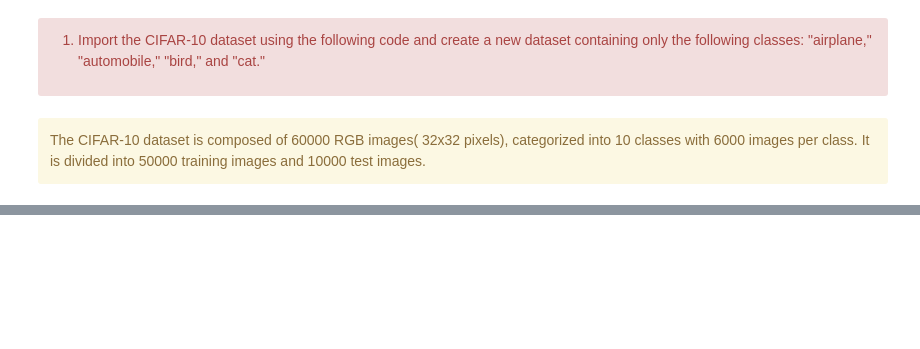
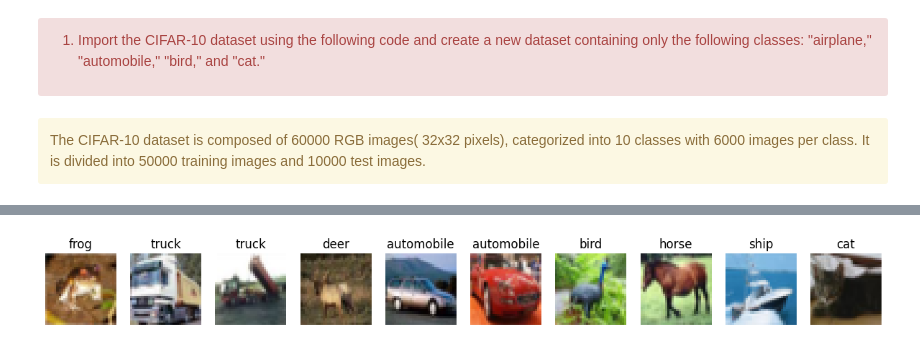
Before and after one commit to MohamedAmine2004-commits/ML_Labs, a Jupyter notebook: TP5.ipynb, the cells around one changed output, grey strips where cells are left out. Cells and saved outputs as stored; diff of their text form; code cells hidden in the pictures; blank space fills up the shorter version.

```diff
--- a/TP5.ipynb
+++ b/TP5.ipynb
@@ -45,0 +27,13 @@ Exception: URL fetch failure on https://www.cs.toronto.edu/~kriz/cifar-10-python
+# %%
+def display_samples(images, labels, label_names, num_samples=10):
+    plt.figure(figsize=(15, 5))
+    for i in range(num_samples):
+        plt.subplot(1, num_samples, i + 1)
+        plt.imshow(images[i])
+        plt.title(label_names[labels[i][0]])
+        plt.axis('off')
+    plt.show()
+# %%
+display_samples(trainX, trainy, label_names)
+# %% [output]
+[figure, added]
```
Also changed, not shown: parts of 16 cells of this notebook, 4 other files.
